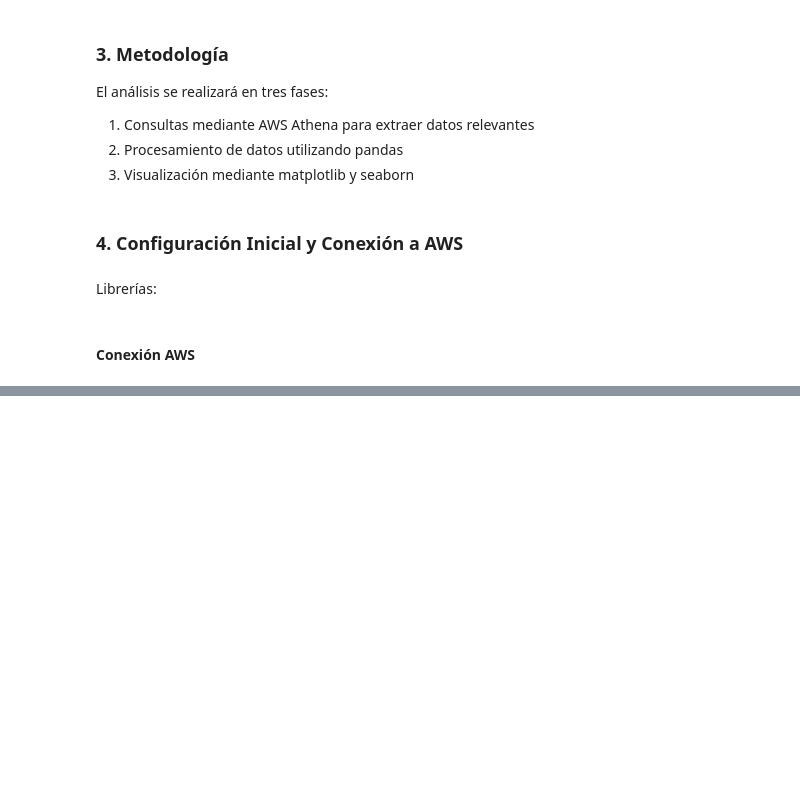
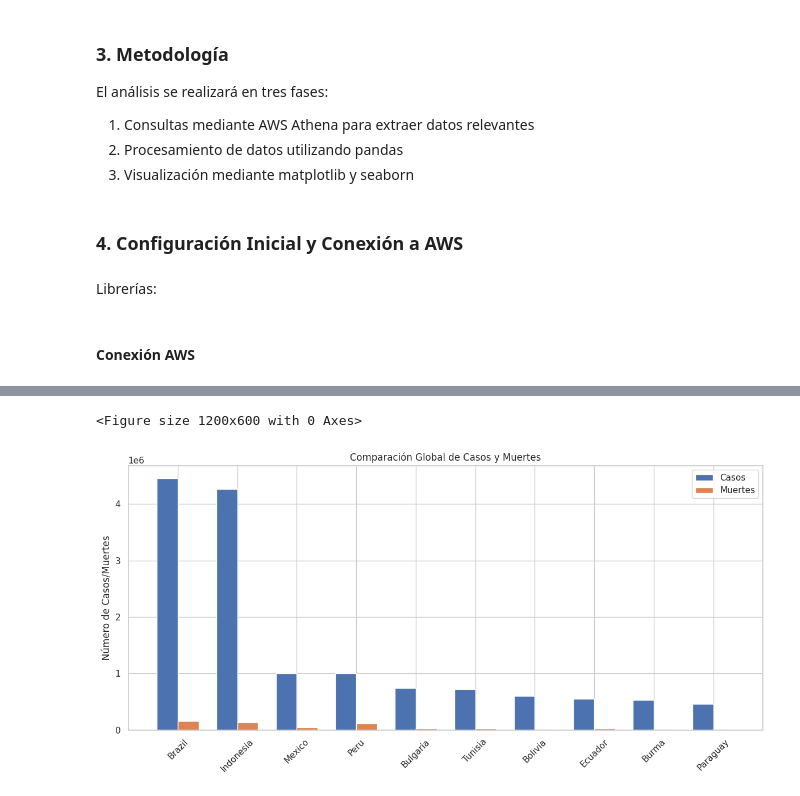
Before and after one commit to MouraAnalyst/Evolve-Analisis-Covid, a Jupyter notebook: notebooks/covid_analytics.ipynb, the cells around one changed output, grey strips where cells are left out. Drawn from its saved outputs; the diff is of its cells as text; code cells hidden in the pictures; blank space fills up the shorter version.

```diff
--- a/notebooks/covid_analytics.ipynb
+++ b/notebooks/covid_analytics.ipynb
@@ -174,0 +584,23 @@ Para cargar imágenes en el markdown de Colab, puedes usar la sintaxis de markdo
+# %%
+# Gráfico 4: Distribución global de casos y muertes
+plt.figure(figsize=(12, 6))
+df_global_sorted = df_global.sort_values('total_cases', ascending=False).head(10)
+
+x = np.arange(len(df_global_sorted['country_region']))
+width = 0.35
+
+fig, ax = plt.subplots(figsize=(12, 6))
+rects1 = ax.bar(x - width/2, df_global_sorted['total_cases'], width, label='Casos')
+rects2 = ax.bar(x + width/2, df_global_sorted['total_deaths'], width, label='Muertes')
+
+ax.set_ylabel('Número de Casos/Muertes')
+ax.set_title('Comparación Global de Casos y Muertes')
+ax.set_xticks(x)
+ax.set_xticklabels(df_global_sorted['country_region'], rotation=45)
+ax.legend()
+
+plt.tight_layout()
+plt.show()
+# %% [output]
+<Figure size 1200x600 with 0 Axes>
+[figure, added]
```
Also changed, not shown: parts of 37 cells of this notebook, 1 other file.
